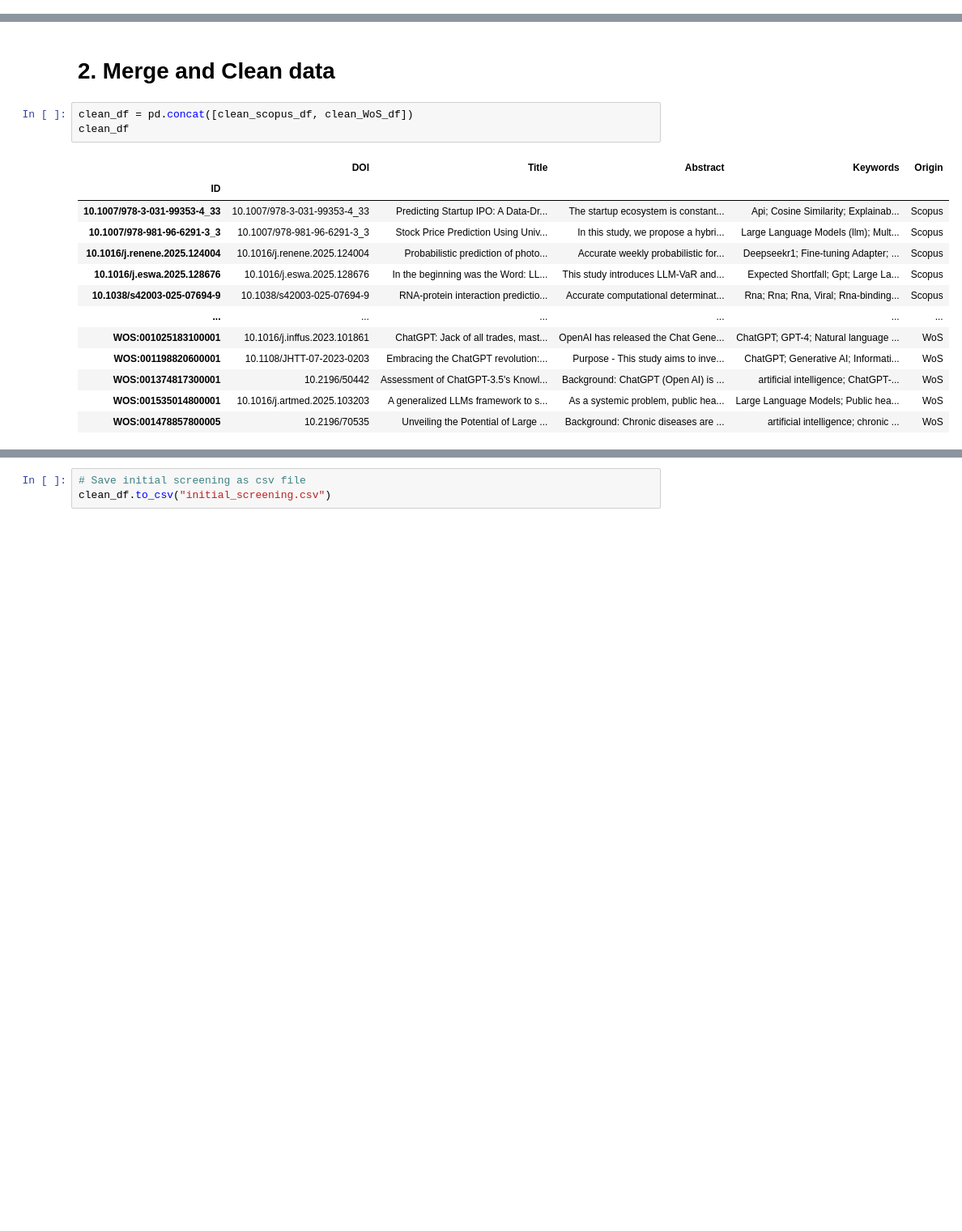
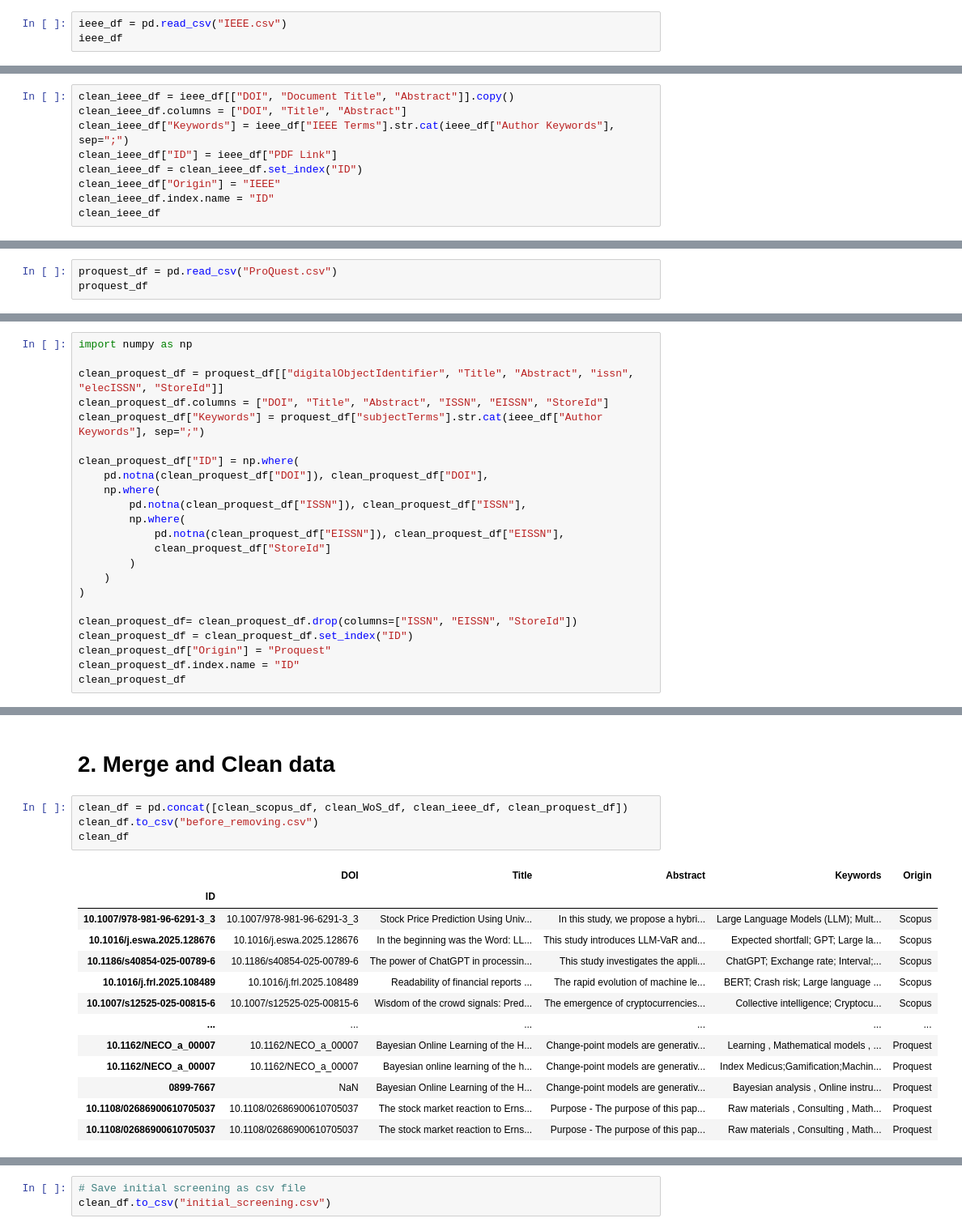
Before and after one commit to sondrehaneberg/literature-review, a Jupyter notebook: Screening/Screening.ipynb, the cells around one changed output, grey strips where cells are left out. Shown at 81% size. Cells and saved outputs as stored; diff of their text form; blank space fills up the shorter version.

Commit message:
Added IEEE and ProQuest database + Fed GPT with prompts

```diff
--- a/Screening/Screening.ipynb
+++ b/Screening/Screening.ipynb
@@ -93,2 +89,5 @@ clean_WoS_df
 # %% [markdown]
 ## 1.3 IEEE
+# %%
+ieee_df = pd.read_csv("IEEE.csv")
+ieee_df
@@ -94,0 +108,9 @@ clean_WoS_df
+# %%
+clean_ieee_df = ieee_df[["DOI", "Document Title", "Abstract"]].copy()
+clean_ieee_df.columns = ["DOI", "Title", "Abstract"]
+clean_ieee_df["Keywords"] = ieee_df["IEEE Terms"].str.cat(ieee_df["Author Keywords"], sep=";")
+clean_ieee_df["ID"] = ieee_df["PDF Link"]
+clean_ieee_df = clean_ieee_df.set_index("ID")
+clean_ieee_df["Origin"] = "IEEE"
+clean_ieee_df.index.name = "ID"
+clean_ieee_df
@@ -95,2 +132,5 @@ clean_WoS_df
 # %% [markdown]
 ## 1.4 ProQuest
+# %%
+proquest_df = pd.read_csv("ProQuest.csv")
+proquest_df
@@ -96,0 +151,23 @@ clean_WoS_df
+# %%
+import numpy as np
+
+clean_proquest_df = proquest_df[["digitalObjectIdentifier", "Title", "Abstract", "issn", "elecISSN", "StoreId"]]
+clean_proquest_df.columns = ["DOI", "Title", "Abstract", "ISSN", "EISSN", "StoreId"]
+clean_proquest_df["Keywords"] = proquest_df["subjectTerms"].str.cat(ieee_df["Author Keywords"], sep=";")
+
+clean_proquest_df["ID"] = np.where(
+    pd.notna(clean_proquest_df["DOI"]), clean_proquest_df["DOI"],
+    np.where(
+        pd.notna(clean_proquest_df["ISSN"]), clean_proquest_df["ISSN"],
+        np.where(
+            pd.notna(clean_proquest_df["EISSN"]), clean_proquest_df["EISSN"],
+            clean_proquest_df["StoreId"]
+        )
+    )
+)
+
+clean_proquest_df= clean_proquest_df.drop(columns=["ISSN", "EISSN", "StoreId"])
+clean_proquest_df = clean_proquest_df.set_index("ID")
+clean_proquest_df["Origin"] = "Proquest"
+clean_proquest_df.index.name = "ID"
+clean_proquest_df
@@ -97,19 +199,20 @@ clean_WoS_df
 # %% [markdown]
 # 2. Merge and Clean data
 # %%
-clean_df = pd.concat([clean_scopus_df, clean_WoS_df])
+clean_df = pd.concat([clean_scopus_df, clean_WoS_df, clean_ieee_df, clean_proquest_df])
+clean_df.to_csv("before_removing.csv")
 clean_df
 # %% [output]
 |  | DOI | Title | Abstract | Keywords | Origin |
 | ID |  |  |  |  |  |
-| 10.1007/978-3-031-99353-4_33 | 10.1007/978-3-031-99353-4_33 | Predicting Startup IPO: A Data-Dr... | The startup ecosystem is constant... | Api; Cosine Similarity; Explainab... | Scopus |
-| 10.1007/978-981-96-6291-3_3 | 10.1007/978-981-96-6291-3_3 | Stock Price Prediction Using Univ... | In this study, we propose a hybri... | Large Language Models (llm); Mult... | Scopus |
-| 10.1016/j.renene.2025.124004 | 10.1016/j.renene.2025.124004 | Probabilistic prediction of photo... | Accurate weekly probabilistic for... | Deepseekr1; Fine-tuning Adapter; ... | Scopus |
-| 10.1016/j.eswa.2025.128676 | 10.1016/j.eswa.2025.128676 | In the beginning was the Word: LL... | This study introduces LLM-VaR and... | Expected Shortfall; Gpt; Large La... | Scopus |
-| 10.1038/s42003-025-07694-9 | 10.1038/s42003-025-07694-9 | RNA-protein interaction predictio... | Accurate computational determinat... | Rna; Rna; Rna, Viral; Rna-binding... | Scopus |
+| 10.1007/978-981-96-6291-3_3 | 10.1007/978-981-96-6291-3_3 | Stock Price Prediction Using Univ... | In this study, we propose a hybri... | Large Language Models (LLM); Mult... | Scopus |
+| 10.1016/j.eswa.2025.128676 | 10.1016/j.eswa.2025.128676 | In the beginning was the Word: LL... | This study introduces LLM-VaR and... | Expected shortfall; GPT; Large la... | Scopus |
+| 10.1186/s40854-025-00789-6 | 10.1186/s40854-025-00789-6 | The power of ChatGPT in processin... | This study investigates the appli... | ChatGPT; Exchange rate; Interval;... | Scopus |
+| 10.1016/j.frl.2025.108489 | 10.1016/j.frl.2025.108489 | Readability of financial reports ... | The rapid evolution of machine le... | BERT; Crash risk; Large language ... | Scopus |
+| 10.1007/s12525-025-00815-6 | 10.1007/s12525-025-00815-6 | Wisdom of the crowd signals: Pred... | The emergence of cryptocurrencies... | Collective intelligence; Cryptocu... | Scopus |
 | ... | ... | ... | ... | ... | ... |
-| WOS:001025183100001 | 10.1016/j.inffus.2023.101861 | ChatGPT: Jack of all trades, mast... | OpenAI has released the Chat Gene... | ChatGPT; GPT-4; Natural language ... | WoS |
-| WOS:001198820600001 | 10.1108/JHTT-07-2023-0203 | Embracing the ChatGPT revolution:... | Purpose - This study aims to inve... | ChatGPT; Generative AI; Informati... | WoS |
-| WOS:001374817300001 | 10.2196/50442 | Assessment of ChatGPT-3.5's Knowl... | Background: ChatGPT (Open AI) is ... | artificial intelligence; ChatGPT-... | WoS |
-| WOS:001535014800001 | 10.1016/j.artmed.2025.103203 | A generalized LLMs framework to s... | As a systemic problem, public hea... | Large Language Models; Public hea... | WoS |
-| WOS:001478857800005 | 10.2196/70535 | Unveiling the Potential of Large ... | Background: Chronic diseases are ... | artificial intelligence; chronic ... | WoS |
+| 10.1162/NECO_a_00007 | 10.1162/NECO_a_00007 | Bayesian Online Learning of the H... | Change-point models are generativ... | Learning , Mathematical models , ... | Proquest |
+| 10.1162/NECO_a_00007 | 10.1162/NECO_a_00007 | Bayesian online learning of the h... | Change-point models are generativ... | Index Medicus;Gamification;Machin... | Proquest |
+| 0899-7667 | NaN | Bayesian Online Learning of the H... | Change-point models are generativ... | Bayesian analysis , Online instru... | Proquest |
+| 10.1108/02686900610705037 | 10.1108/02686900610705037 | The stock market reaction to Erns... | Purpose - The purpose of this pap... | Raw materials , Consulting , Math... | Proquest |
+| 10.1108/02686900610705037 | 10.1108/02686900610705037 | The stock market reaction to Erns... | Purpose - The purpose of this pap... | Raw materials , Consulting , Math... | Proquest |
```
Also changed, not shown: parts of 19 cells of this notebook, 8 other files.
